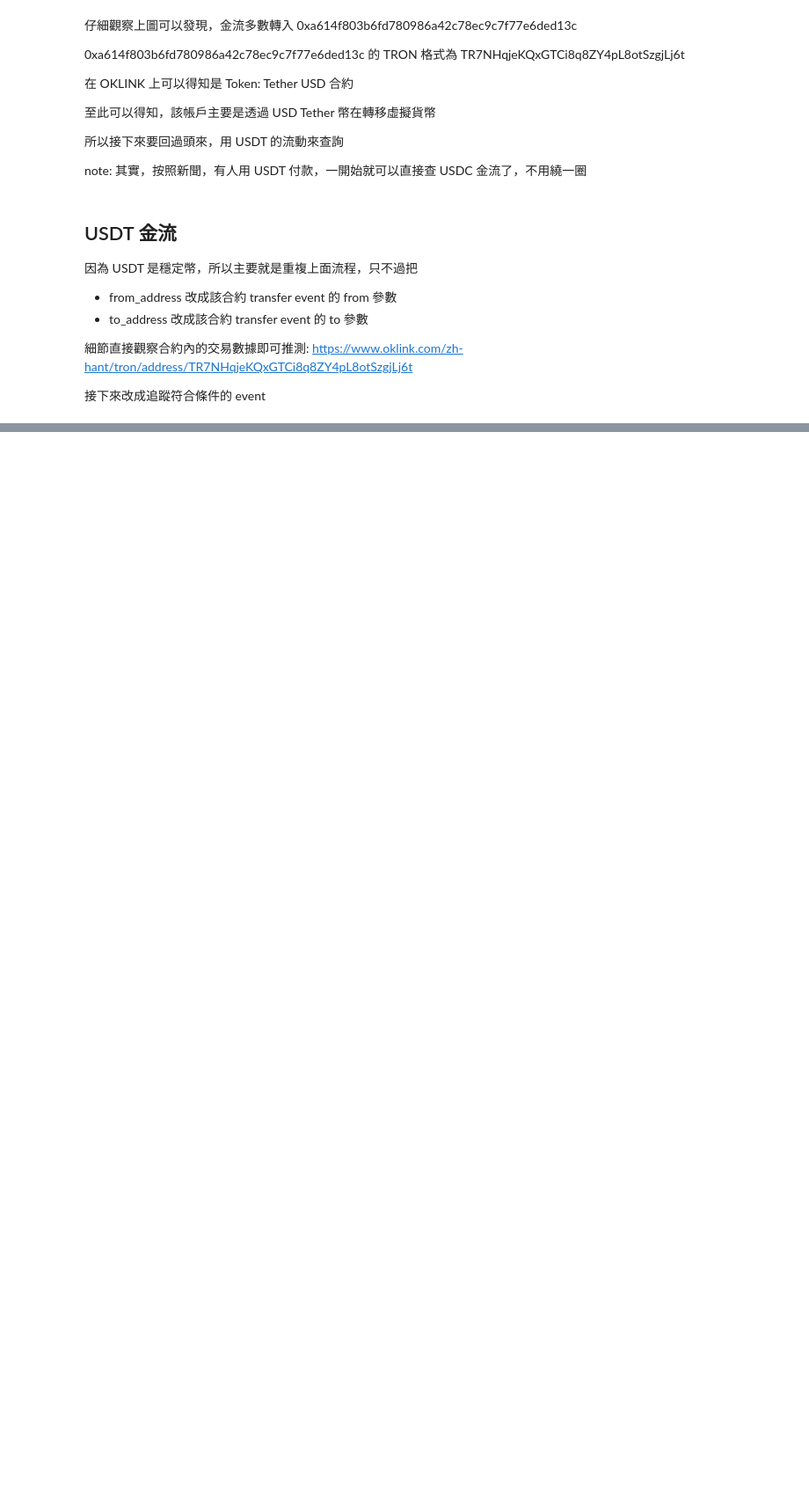
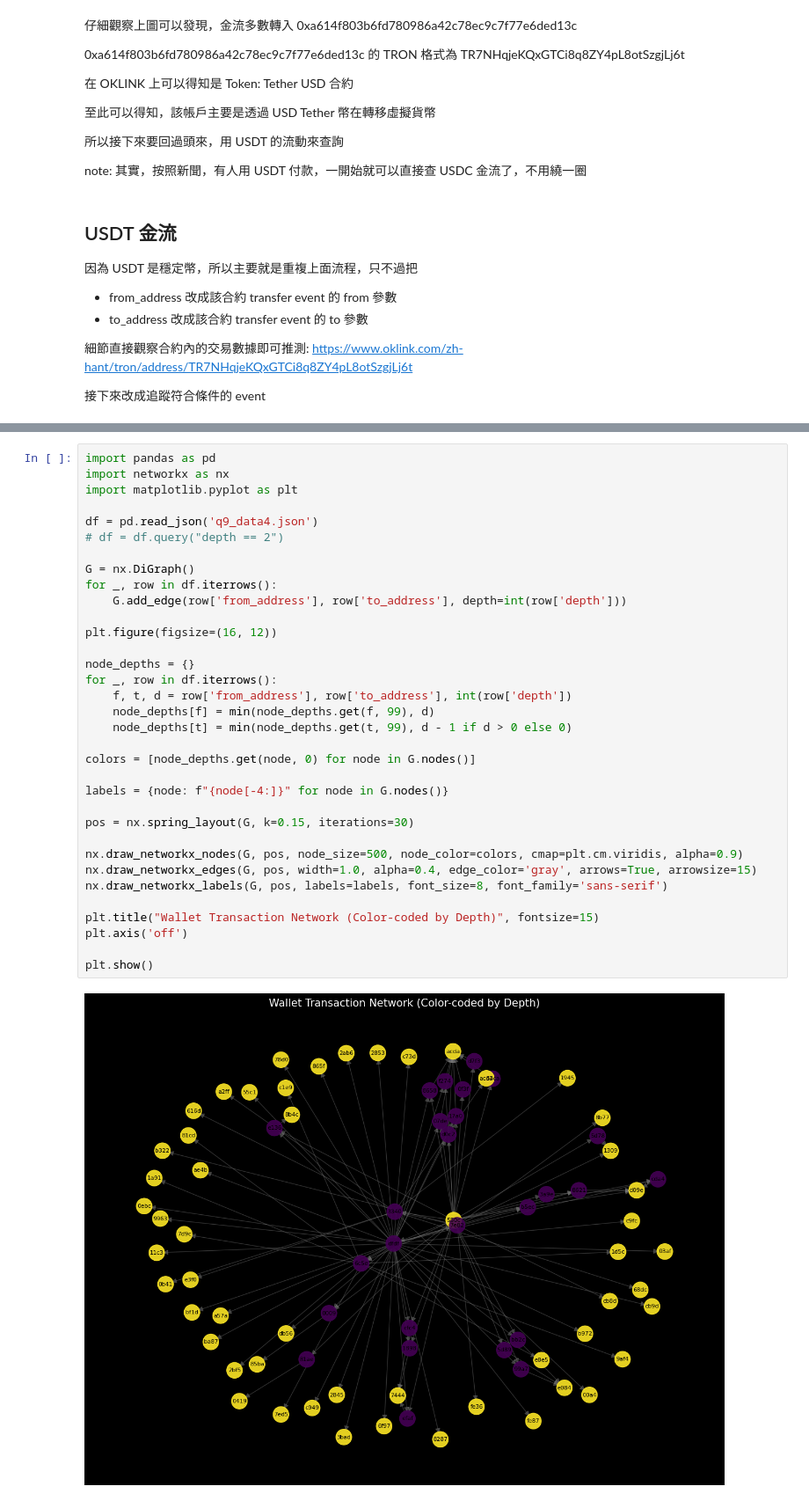
Before and after one commit to leon123858/python-scripts-exercise, a Jupyter notebook: blockchain-data-science/Q9.ipynb, the cells around one changed output, grey strips where cells are left out. Shown at 88% size. Cells and saved outputs as stored; diff of their text form; blank space fills up the shorter version.

```diff
--- a/blockchain-data-science/Q9.ipynb
+++ b/blockchain-data-science/Q9.ipynb
@@ -409,0 +480,36 @@ note: 其實，按照新聞，有人用 USDT 付款，一開始就可以直接
+# %%
+import pandas as pd
+import networkx as nx
+import matplotlib.pyplot as plt
+
+df = pd.read_json('q9_data4.json')
+# df = df.query("depth == 2")
+
+G = nx.DiGraph()
+for _, row in df.iterrows():
+    G.add_edge(row['from_address'], row['to_address'], depth=int(row['depth']))
+
+plt.figure(figsize=(16, 12))
+
+node_depths = {}
+for _, row in df.iterrows():
+    f, t, d = row['from_address'], row['to_address'], int(row['depth'])
+    node_depths[f] = min(node_depths.get(f, 99), d)
+    node_depths[t] = min(node_depths.get(t, 99), d - 1 if d > 0 else 0)
+
+colors = [node_depths.get(node, 0) for node in G.nodes()]
+
+labels = {node: f"{node[-4:]}" for node in G.nodes()}
+
+pos = nx.spring_layout(G, k=0.15, iterations=30)
+
+nx.draw_networkx_nodes(G, pos, node_size=500, node_color=colors, cmap=plt.cm.viridis, alpha=0.9)
+nx.draw_networkx_edges(G, pos, width=1.0, alpha=0.4, edge_color='gray', arrows=True, arrowsize=15)
+nx.draw_networkx_labels(G, pos, labels=labels, font_size=8, font_family='sans-serif')
+
+plt.title("Wallet Transaction Network (Color-coded by Depth)", fontsize=15)
+plt.axis('off')
+
+plt.show()
+# %% [output]
+[figure, added]
```
Also changed, not shown: parts of 5 cells of this notebook, 1 other file.
